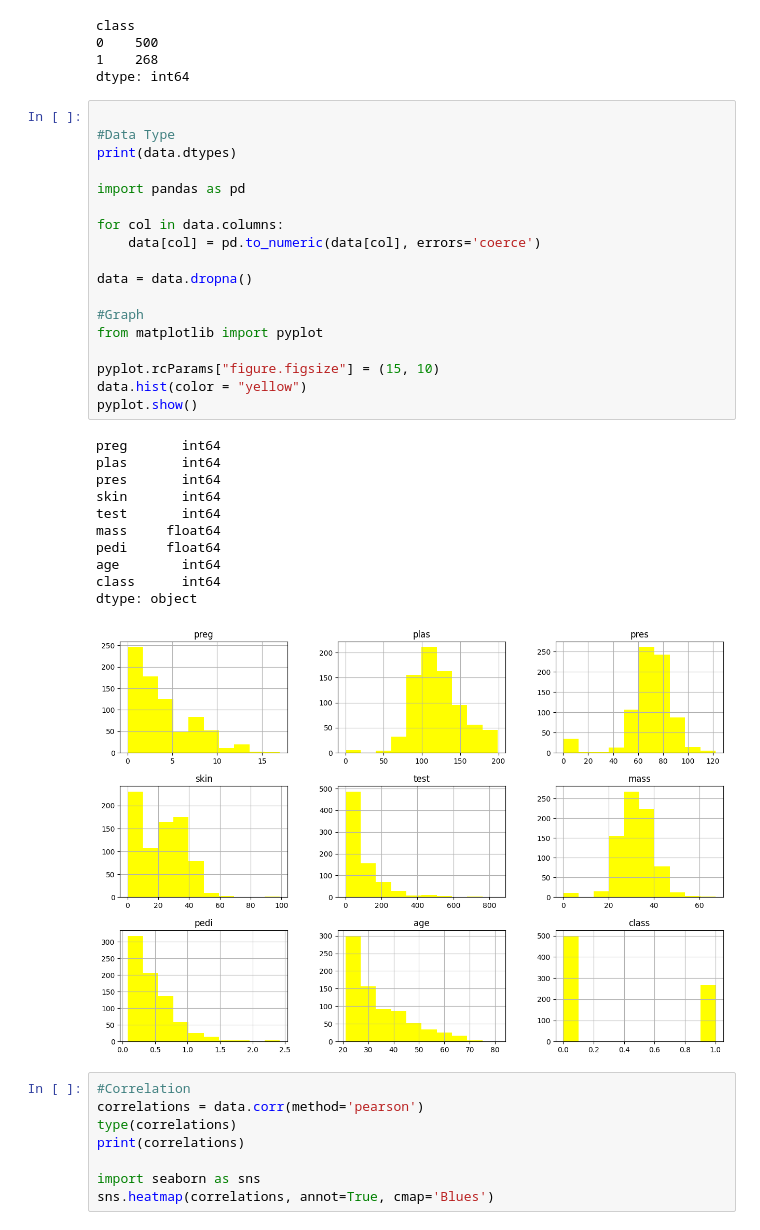
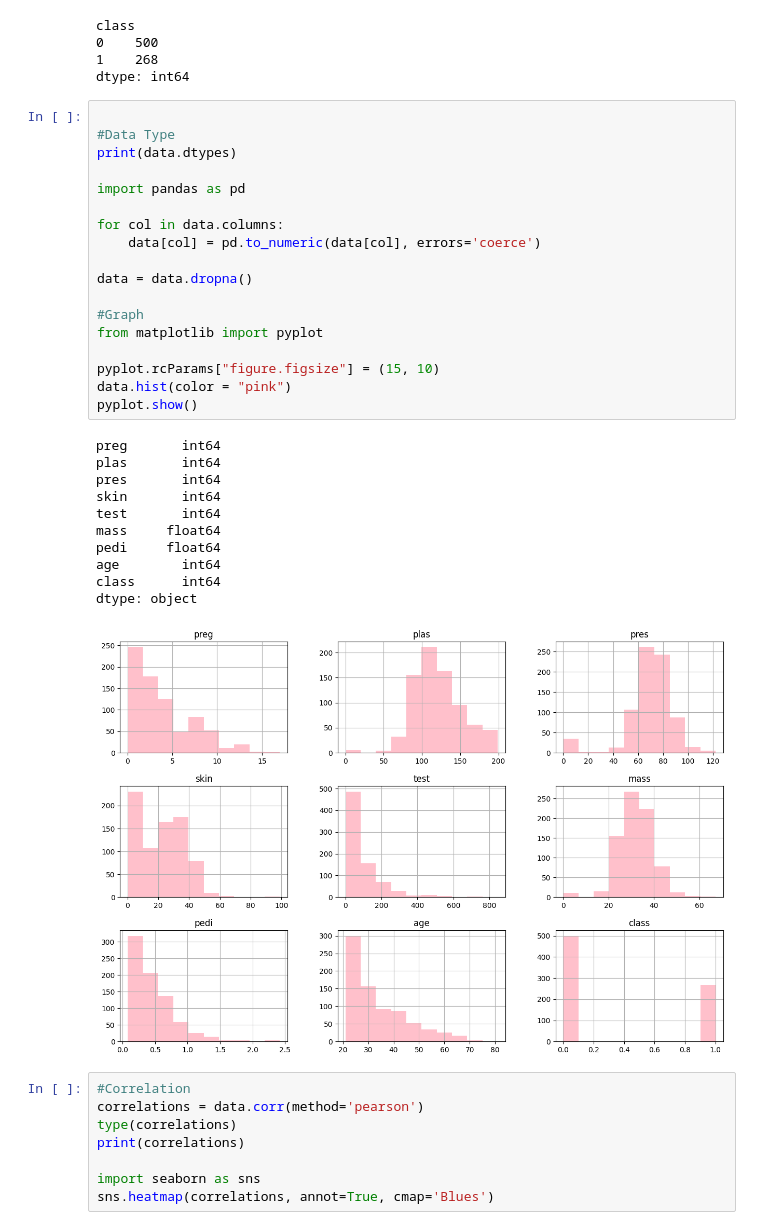
Before and after one commit to Nicolecoline/cole-EDA-CS103, a Jupyter notebook: Assignment.ipynb, the cells around one changed output. Cells and saved outputs as stored; diff of their text form.

```diff
--- a/Assignment.ipynb
+++ b/Assignment.ipynb
@@ -99,33 +99,33 @@ dtype: int64
 # %%
 
 #Data Type
 print(data.dtypes)
 
 import pandas as pd
 
 for col in data.columns:
     data[col] = pd.to_numeric(data[col], errors='coerce')
 
 data = data.dropna()
 
 #Graph
 from matplotlib import pyplot
 
 pyplot.rcParams["figure.figsize"] = (15, 10)
-data.hist(color = "yellow")
+data.hist(color = "pink")
 pyplot.show()
 # %% [output]
 preg       int64
 plas       int64
 pres       int64
 skin       int64
 test       int64
 mass     float64
 pedi     float64
 age        int64
 class      int64
 dtype: object
-[figure, old version]
+[figure, new version]
 # %%
 #Correlation
 correlations = data.corr(method='pearson')
```
Also changed, not shown: parts of 15 cells of this notebook.
